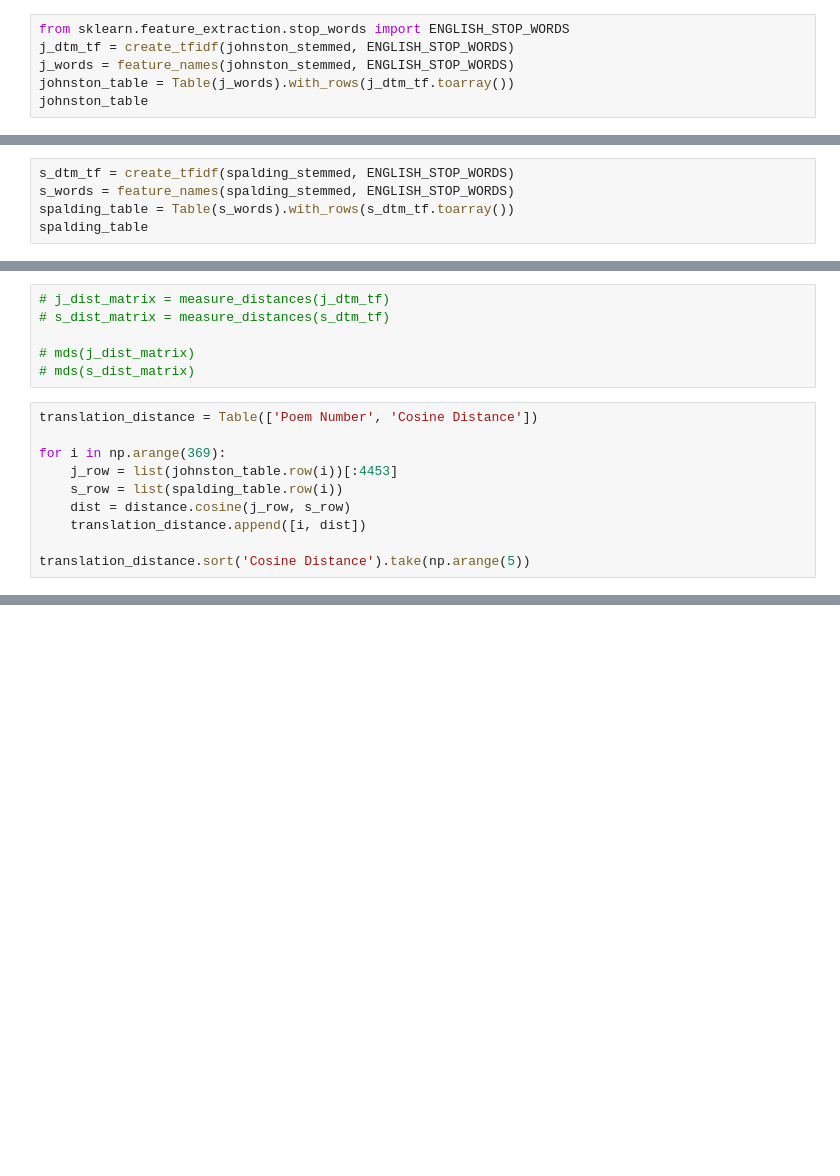
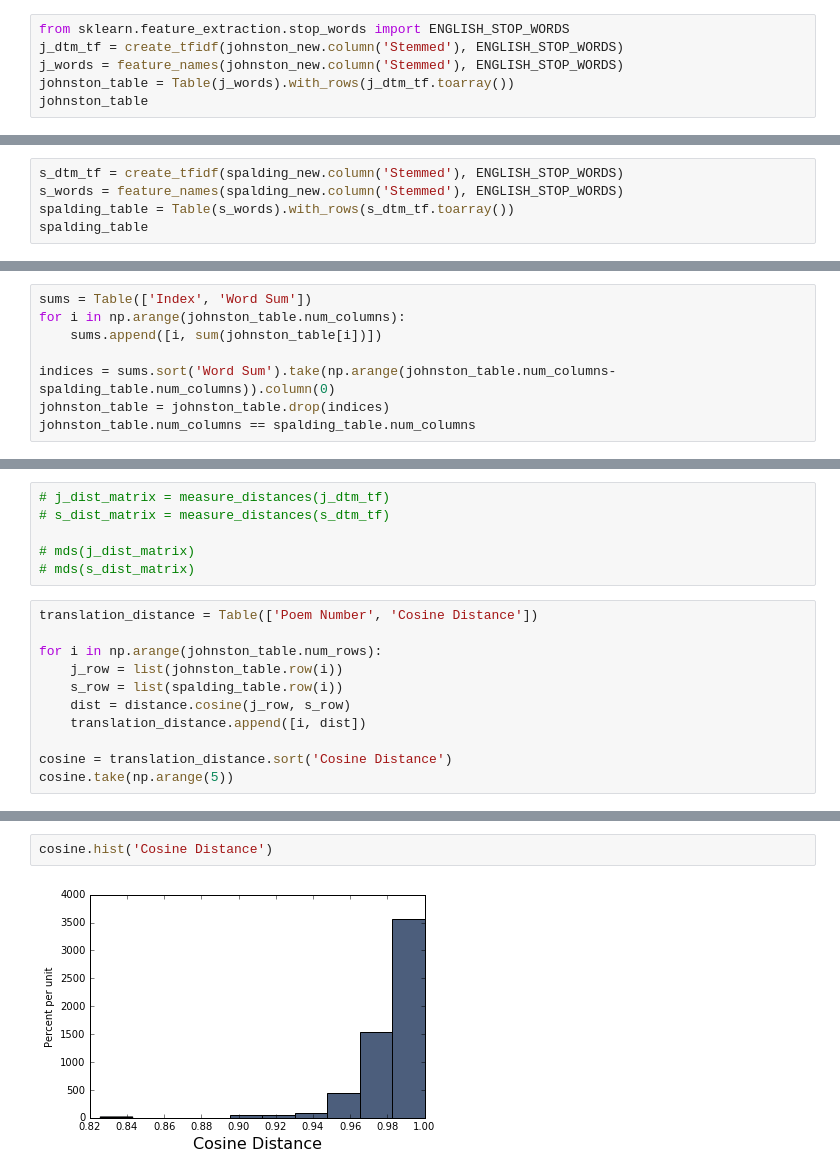
Before and after one commit to vinitra-zz/computational-text-analysis, a Jupyter notebook: translations_final.ipynb, the cells around one changed output, grey strips where cells are left out. Drawn from its saved outputs; the diff is of its cells as text; blank space fills up the shorter version.

```diff
--- a/translations_final.ipynb
+++ b/translations_final.ipynb
@@ -155,8 +152,8 @@ def feature_names(text_list, stop_words):
     return cv.get_feature_names()
 # %%
 from sklearn.feature_extraction.stop_words import ENGLISH_STOP_WORDS
-j_dtm_tf = create_tfidf(johnston_stemmed, ENGLISH_STOP_WORDS)
-j_words = feature_names(johnston_stemmed, ENGLISH_STOP_WORDS)
+j_dtm_tf = create_tfidf(johnston_new.column('Stemmed'), ENGLISH_STOP_WORDS)
+j_words = feature_names(johnston_new.column('Stemmed'), ENGLISH_STOP_WORDS)
 johnston_table = Table(j_words).with_rows(j_dtm_tf.toarray())
 johnston_table
 # %% [output]
@@ -169,8 +166,8 @@ abandon | abate | abhor | abhorred  | abhorrent | abiding | ablaze | able | abou
 0       | 0     | 0     | 0         | 0         | 0       | 0      | 0    | 0        | 0         | 0    | 0      | 0      | 0      | 0       | 0          | 0      | 0       | 0        | 0           |  ...
 0       | 0     | 0     | 0         | 0         | 0       | 0      | 0    | 0        | 0         | 0    | 0      | 0      | 0      | 0       | 0          | 0      | 0       | 0        | 0           |  ...
 # %%
-s_dtm_tf = create_tfidf(spalding_stemmed, ENGLISH_STOP_WORDS)
-s_words = feature_names(spalding_stemmed, ENGLISH_STOP_WORDS)
+s_dtm_tf = create_tfidf(spalding_new.column('Stemmed'), ENGLISH_STOP_WORDS)
+s_words = feature_names(spalding_new.column('Stemmed'), ENGLISH_STOP_WORDS)
 spalding_table = Table(s_words).with_rows(s_dtm_tf.toarray())
 spalding_table
 # %% [output]
@@ -184,3 +181,11 @@ abandon | abat | abdic | abhor | abid | abject | abjur | abod | abound | abov |
 0       | 0    | 0     | 0     | 0    | 0      | 0     | 0    | 0      | 0    | 0       | 0      | 0      | 0      | 0      | 0      | 0    | 0     | 0      | 0       | 0       | 0      | 0      | 0   ...
 0       | 0    | 0     | 0     | 0    | 0      | 0     | 0    | 0      | 0    | 0       | 0      | 0      | 0      | 0      | 0      | 0    | 0     | 0      | 0       | 0       | 0      | 0      | 0   ...
 0       | 0    | 0     | 0     | 0    | 0      | 0     | 0    | 0      | 0    | 0       | 0      | 0      | 0      | 0      | 0      | 0    | 0     | 0      | 0       | 0       | 0      | 0      | 0   ...
+# %%
+sums = Table(['Index', 'Word Sum'])
+for i in np.arange(johnston_table.num_columns):
+    sums.append([i, sum(johnston_table[i])])
+
+indices = sums.sort('Word Sum').take(np.arange(johnston_table.num_columns-spalding_table.num_columns)).column(0)
+johnston_table = johnston_table.drop(indices)
+johnston_table.num_columns == spalding_table.num_columns
@@ -209,10 +216,11 @@ def mds(dist_matrix):
 # %%
 translation_distance = Table(['Poem Number', 'Cosine Distance'])
 
-for i in np.arange(369):
-    j_row = list(johnston_table.row(i))[:4453]
+for i in np.arange(johnston_table.num_rows):
+    j_row = list(johnston_table.row(i))
     s_row = list(spalding_table.row(i))
     dist = distance.cosine(j_row, s_row)
     translation_distance.append([i, dist])
 
-translation_distance.sort('Cosine Distance').take(np.arange(5))
+cosine = translation_distance.sort('Cosine Distance')
+cosine.take(np.arange(5))
@@ -218,0 +234,4 @@ translation_distance.sort('Cosine Distance').take(np.arange(5))
+# %%
+cosine.hist('Cosine Distance')
+# %% [output]
+[figure, added]
```
Also changed, not shown: parts of 5 cells of this notebook.
